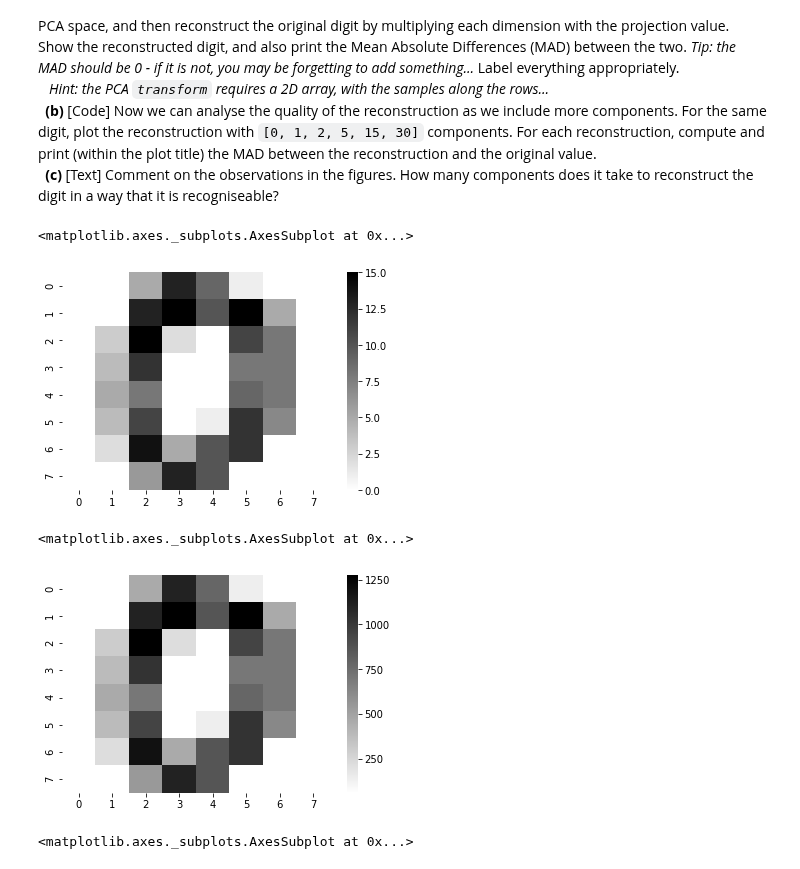
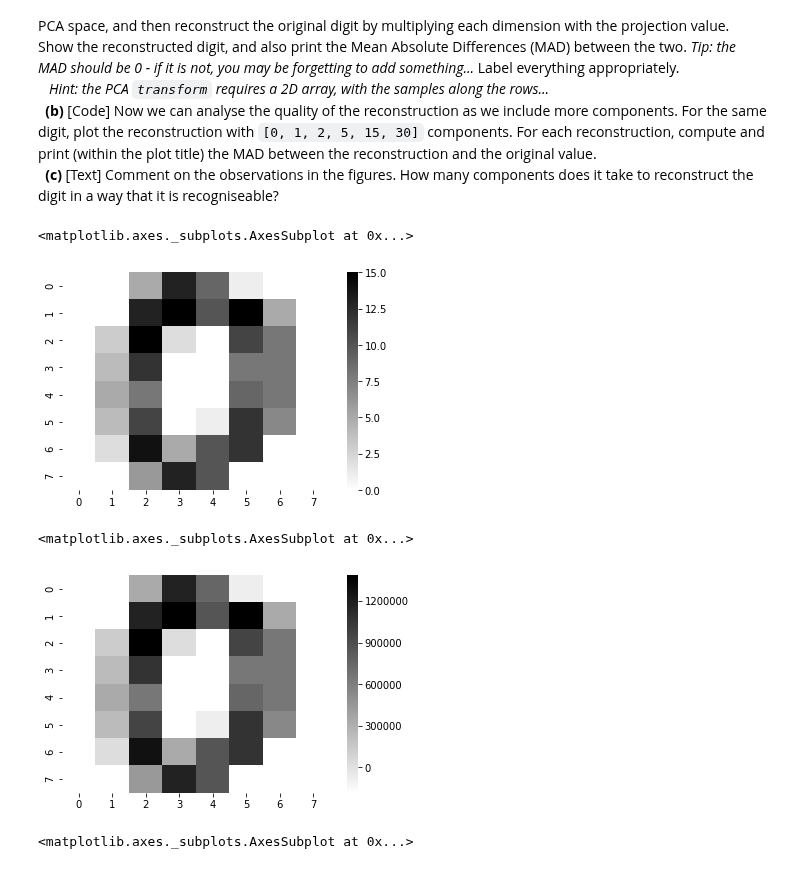
Before and after one commit to tjcdev/iaml, a Jupyter notebook: Assignments/04_B_PCA.ipynb, the cells around one changed output. Cells and saved outputs as stored; diff of their text form; code cells hidden in the pictures.

```diff
--- a/Assignments/04_B_PCA.ipynb
+++ b/Assignments/04_B_PCA.ipynb
@@ -361,18 +361,26 @@ We now want to explore what these principal components (eigen-vectors) capture a
 # %%
 #(a)
 digit = digits.data[0,:]
 sns.heatmap(digit.reshape(8, 8), cmap='binary')
 plt.show()
 
-digit_pca = pca.transform(digit.reshape(64, 1))
-final_result = digit_pca.dot(digit.reshape(64, 1)) # + np.mean(digit)
-sns.heatmap(final_result.reshape(8, 8), cmap='binary')
+# Fit and transform
+digit_pca = pca.transform(digit.reshape(64,1))
+
+# Project the image into the PCA components
+final_result = digit.reshape(1, 64).dot(digit_pca)
+
+# Reverse the process
+reversed_result = final_result.dot(digit_pca.T)
+
+reversed_result = reversed_result.reshape(8, 8)
+sns.heatmap(reversed_result, cmap='binary')
 plt.show()
 # %% [output]
 <matplotlib.axes._subplots.AxesSubplot at 0x...>
 [figure]
 <matplotlib.axes._subplots.AxesSubplot at 0x...>
-[figure, old version]
+[figure, new version]
 # %%
 #(b)
 ns = [0, 1, 2, 5, 15, 30]
```
Also changed, not shown: parts of 2 cells of this notebook.
